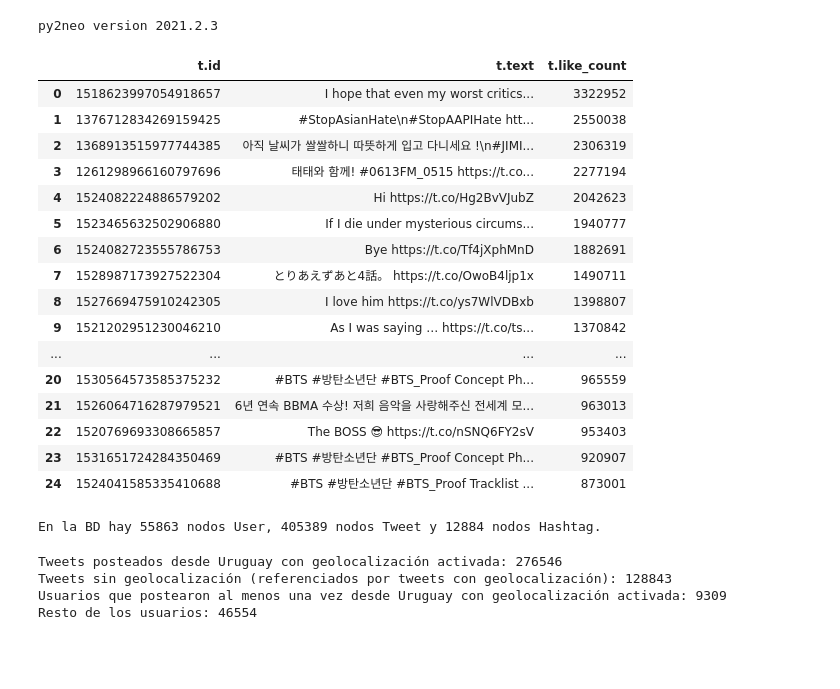
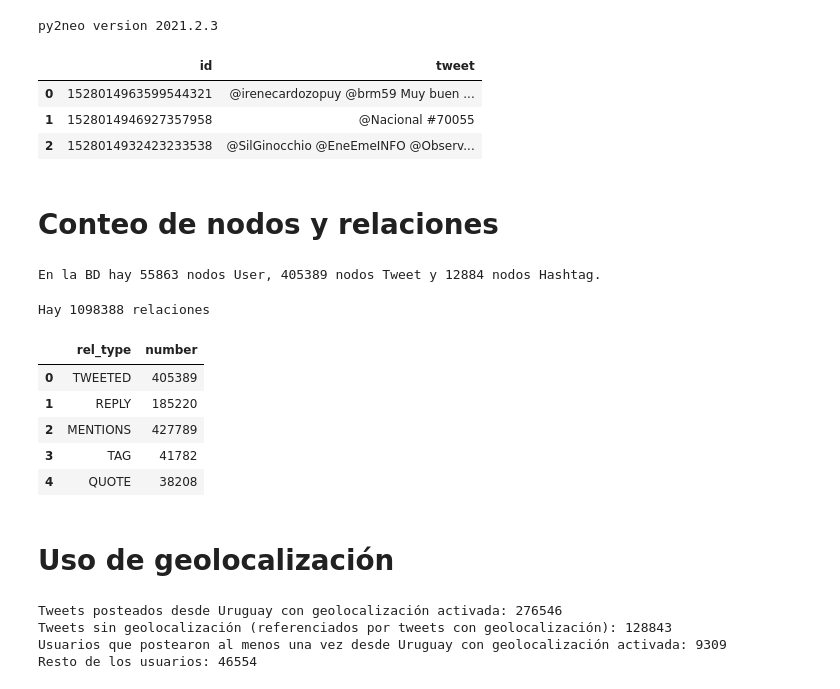
Before and after one commit to rodrigallardo/twitter-uy, a Jupyter notebook: consultas.ipynb, the cells around one changed output. Cells and saved outputs as stored; diff of their text form; code cells hidden in the pictures; blank space fills up the shorter version.

```diff
--- a/consultas.ipynb
+++ b/consultas.ipynb
@@ -22,30 +22,19 @@ graph = Graph(db_url, password = db_pass)
 # %%
 #consulta de prueba
 
-nodos_tweet="MATCH(t:Tweet) RETURN t.id, t.text, t.like_count ORDER BY t.like_count DESC LIMIT 25"
+nodos_tweet="MATCH (t:Tweet) RETURN t.id as id, t.text as tweet LIMIT 3"
 
 #evaluamos las consultas
 tweets=graph.run(nodos_tweet).to_data_frame()
 
 tweets
 # %% [output]
-|  | t.id | t.text | t.like_count |
-| 0 | 1518623997054918657 | I hope that even my worst critics... | 3322952 |
-| 1 | 1376712834269159425 | #StopAsianHate\n#StopAAPIHate htt... | 2550038 |
-| 2 | 1368913515977744385 | 아직 날씨가 쌀쌀하니 따뜻하게 입고 다니세요 !\n#JIMI... | 2306319 |
-| 3 | 1261298966160797696 | 태태와 함께! #0613FM_0515 https://t.co... | 2277194 |
-| 4 | 1524082224886579202 | Hi https://t.co/Hg2BvVJubZ | 2042623 |
-| 5 | 1523465632502906880 | If I die under mysterious circums... | 1940777 |
-| 6 | 1524082723555786753 | Bye https://t.co/Tf4jXphMnD | 1882691 |
-| 7 | 1528987173927522304 | とりあえずあと4話。 https://t.co/OwoB4ljp1x | 1490711 |
-| 8 | 1527669475910242305 | I love him https://t.co/ys7WlVDBxb | 1398807 |
-| 9 | 1521202951230046210 | As I was saying … https://t.co/ts... | 1370842 |
-| ... | ... | ... | ... |
-| 20 | 1530564573585375232 | #BTS #방탄소년단 #BTS_Proof Concept Ph... | 965559 |
-| 21 | 1526064716287979521 | 6년 연속 BBMA 수상! 저희 음악을 사랑해주신 전세계 모... | 963013 |
-| 22 | 1520769693308665857 | The BOSS 😎 https://t.co/nSNQ6FY2sV | 953403 |
-| 23 | 1531651724284350469 | #BTS #방탄소년단 #BTS_Proof Concept Ph... | 920907 |
-| 24 | 1524041585335410688 | #BTS #방탄소년단 #BTS_Proof Tracklist ... | 873001 |
+|  | id | tweet |
+| 0 | 1528014963599544321 | @irenecardozopuy @brm59 Muy buen ... |
+| 1 | 1528014946927357958 | @Nacional #70055 |
+| 2 | 1528014932423233538 | @SilGinocchio @EneEmeINFO @Observ... |
+# %% [markdown]
+# Conteo de nodos y relaciones
 # %%
 # conteo de nodos
 nro_nodos_user="MATCH(u:User) RETURN Count(u)"
@@ -61,4 +50,33 @@ result_hashtags=graph.evaluate(nro_nodos_hashtag)
 print(f'En la BD hay {result_users} nodos User, {result_tweets} nodos Tweet y {result_hashtags} nodos Hashtag.')
 # %% [output]
 En la BD hay 55863 nodos User, 405389 nodos Tweet y 12884 nodos Hashtag.
+# %%
+# conteo de relaciones
+consulta_1 = (
+    "MATCH ()-[r]->() "
+    "RETURN count(r);"
+)
+
+result_cons_1=graph.evaluate(consulta_1)
+
+print(f'Hay {result_cons_1} relaciones')
+
+consulta_2 = (
+    "match ()-[r]->() "
+    "with type(r) as rel_type, count(r) as number "
+    "return rel_type, number;"
+)
+
+result_cons_2=graph.run(consulta_2).to_data_frame()
+result_cons_2
+# %% [output]
+Hay 1098388 relaciones
+|  | rel_type | number |
+| 0 | TWEETED | 405389 |
+| 1 | REPLY | 185220 |
+| 2 | MENTIONS | 427789 |
+| 3 | TAG | 41782 |
+| 4 | QUOTE | 38208 |
+# %% [markdown]
+# Uso de geolocalización
 # %%
```
Also changed, not shown: parts of 38 cells of this notebook.
